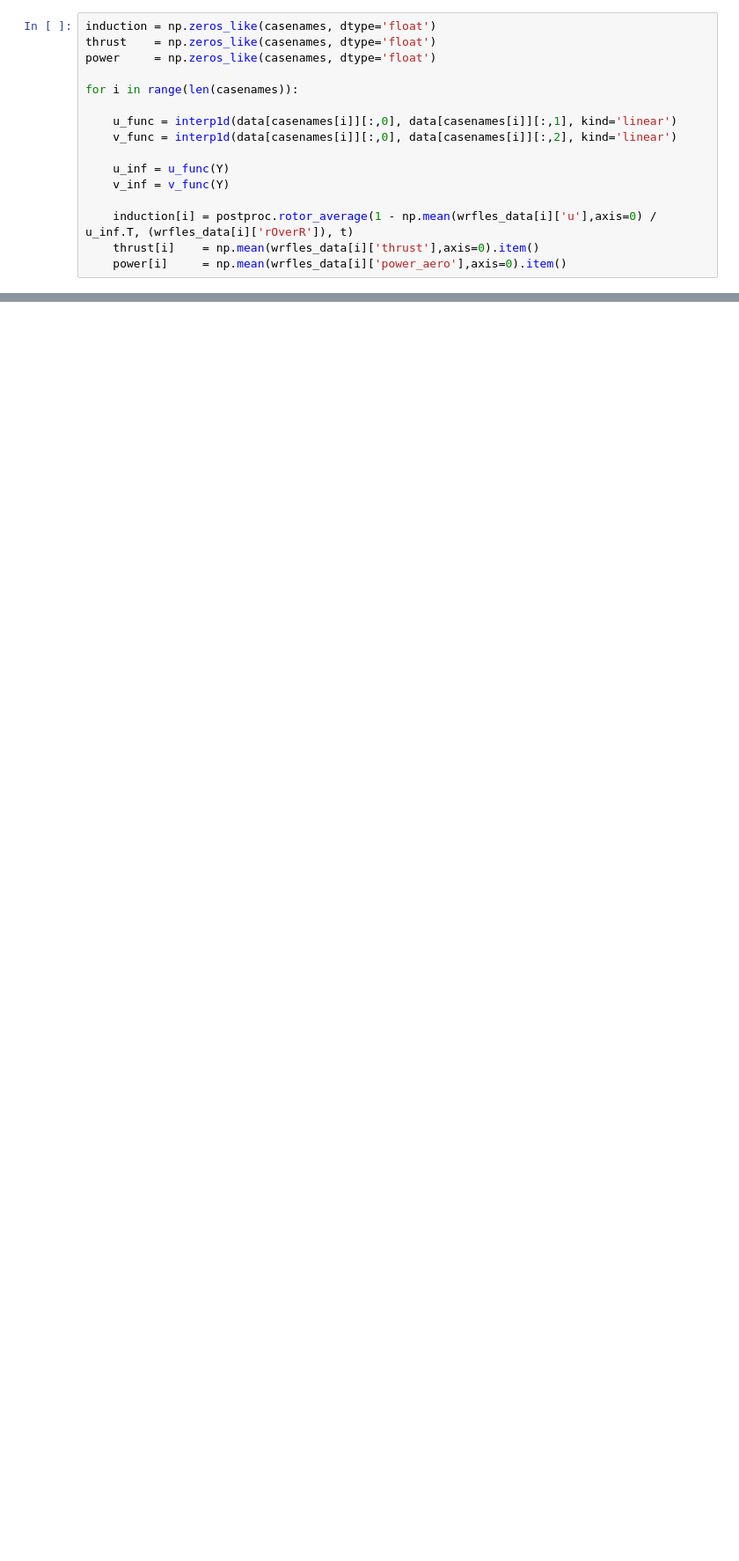
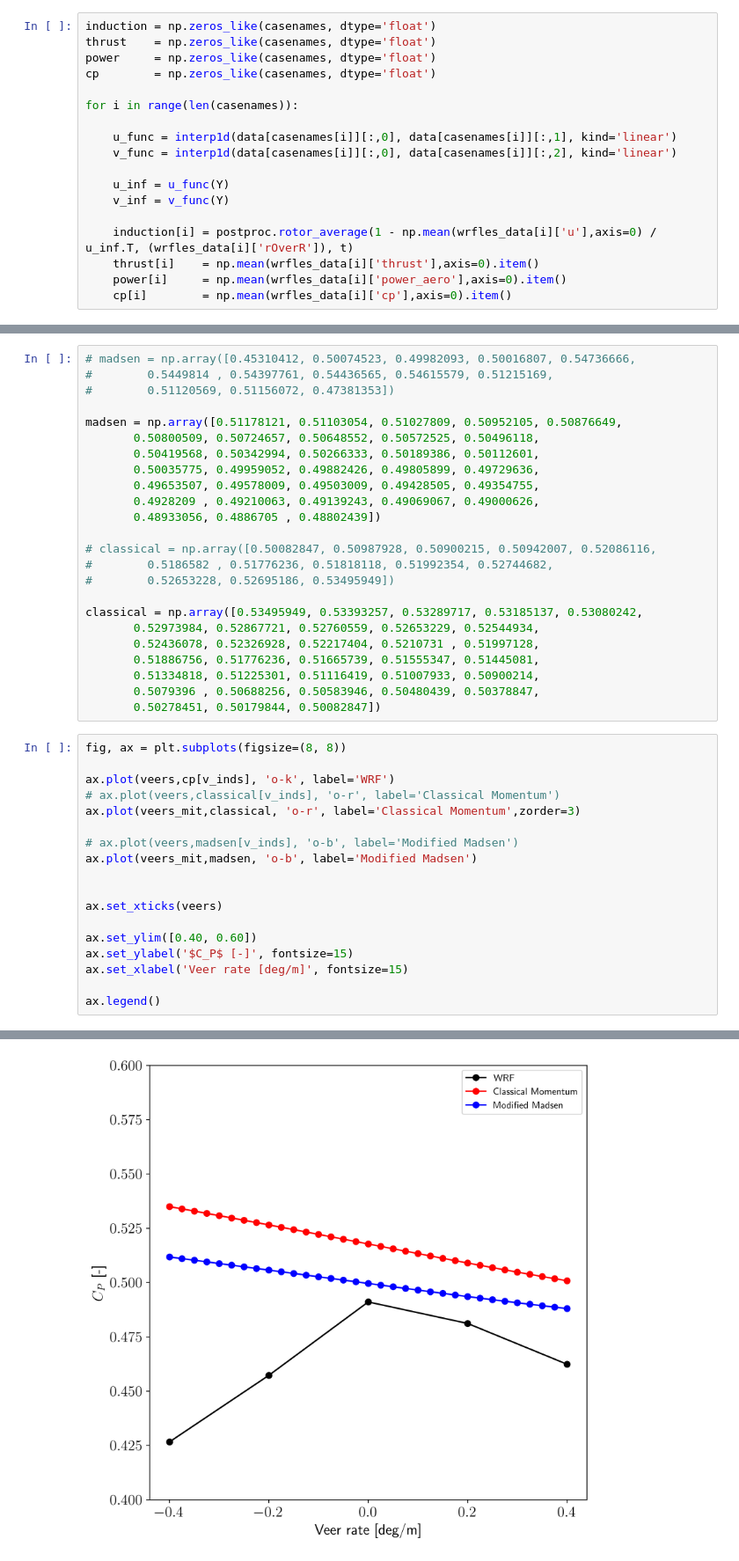
Before and after one commit to StormMata/induction_modeling, a Jupyter notebook: wrf/10MW/wrf_10MW_ind_thrust_power.ipynb, the cells around one changed output, grey strips where cells are left out. Shown at 88% size. Cells and saved outputs as stored; diff of their text form; blank space fills up the shorter version.

```diff
--- a/wrf/10MW/wrf_10MW_ind_thrust_power.ipynb
+++ b/wrf/10MW/wrf_10MW_ind_thrust_power.ipynb
@@ -44,6 +48,7 @@ Y = (R * np.cos(T)) * wrfles_data[0]['diameter']/2 + 378
 induction = np.zeros_like(casenames, dtype='float')
 thrust    = np.zeros_like(casenames, dtype='float')
 power     = np.zeros_like(casenames, dtype='float')
+cp        = np.zeros_like(casenames, dtype='float')
 
 for i in range(len(casenames)):
 
@@ -56,6 +61,7 @@ for i in range(len(casenames)):
     induction[i] = postproc.rotor_average(1 - np.mean(wrfles_data[i]['u'],axis=0) / u_inf.T, (wrfles_data[i]['rOverR']), t)
     thrust[i]    = np.mean(wrfles_data[i]['thrust'],axis=0).item()
     power[i]     = np.mean(wrfles_data[i]['power_aero'],axis=0).item()
+    cp[i]        = np.mean(wrfles_data[i]['cp'],axis=0).item()
 # %%
 power_dev     = postproc.per_error(power, power[6])
 thrust_dev    = postproc.per_error(thrust, thrust[6])
@@ -266,0 +284,43 @@ plt.show()
+# %%
+# madsen = np.array([0.45310412, 0.50074523, 0.49982093, 0.50016807, 0.54736666,
+#        0.5449814 , 0.54397761, 0.54436565, 0.54615579, 0.51215169,
+#        0.51120569, 0.51156072, 0.47381353])
+
+madsen = np.array([0.51178121, 0.51103054, 0.51027809, 0.50952105, 0.50876649,
+       0.50800509, 0.50724657, 0.50648552, 0.50572525, 0.50496118,
+       0.50419568, 0.50342994, 0.50266333, 0.50189386, 0.50112601,
+       0.50035775, 0.49959052, 0.49882426, 0.49805899, 0.49729636,
+       0.49653507, 0.49578009, 0.49503009, 0.49428505, 0.49354755,
+       0.4928209 , 0.49210063, 0.49139243, 0.49069067, 0.49000626,
+       0.48933056, 0.4886705 , 0.48802439])
+
+# classical = np.array([0.50082847, 0.50987928, 0.50900215, 0.50942007, 0.52086116,
+#        0.5186582 , 0.51776236, 0.51818118, 0.51992354, 0.52744682,
+#        0.52653228, 0.52695186, 0.53495949])
+
+classical = np.array([0.53495949, 0.53393257, 0.53289717, 0.53185137, 0.53080242,
+       0.52973984, 0.52867721, 0.52760559, 0.52653229, 0.52544934,
+       0.52436078, 0.52326928, 0.52217404, 0.5210731 , 0.51997128,
+       0.51886756, 0.51776236, 0.51665739, 0.51555347, 0.51445081,
+       0.51334818, 0.51225301, 0.51116419, 0.51007933, 0.50900214,
+       0.5079396 , 0.50688256, 0.50583946, 0.50480439, 0.50378847,
+       0.50278451, 0.50179844, 0.50082847])
+# %%
+fig, ax = plt.subplots(figsize=(8, 8))
+
+ax.plot(veers,cp[v_inds], 'o-k', label='WRF')
+# ax.plot(veers,classical[v_inds], 'o-r', label='Classical Momentum')
+ax.plot(veers_mit,classical, 'o-r', label='Classical Momentum',zorder=3)
+
+# ax.plot(veers,madsen[v_inds], 'o-b', label='Modified Madsen')
+ax.plot(veers_mit,madsen, 'o-b', label='Modified Madsen')
+
+
+ax.set_xticks(veers)
+
+ax.set_ylim([0.40, 0.60])
+ax.set_ylabel('$C_P$ [-]', fontsize=15)
+ax.set_xlabel('Veer rate [deg/m]', fontsize=15)
+
+ax.legend()
+# %% [output]
@@ -266,0 +328 @@ plt.show()
+[figure, added]
```
Also changed, not shown: parts of 9 cells of this notebook, 4 other files.
